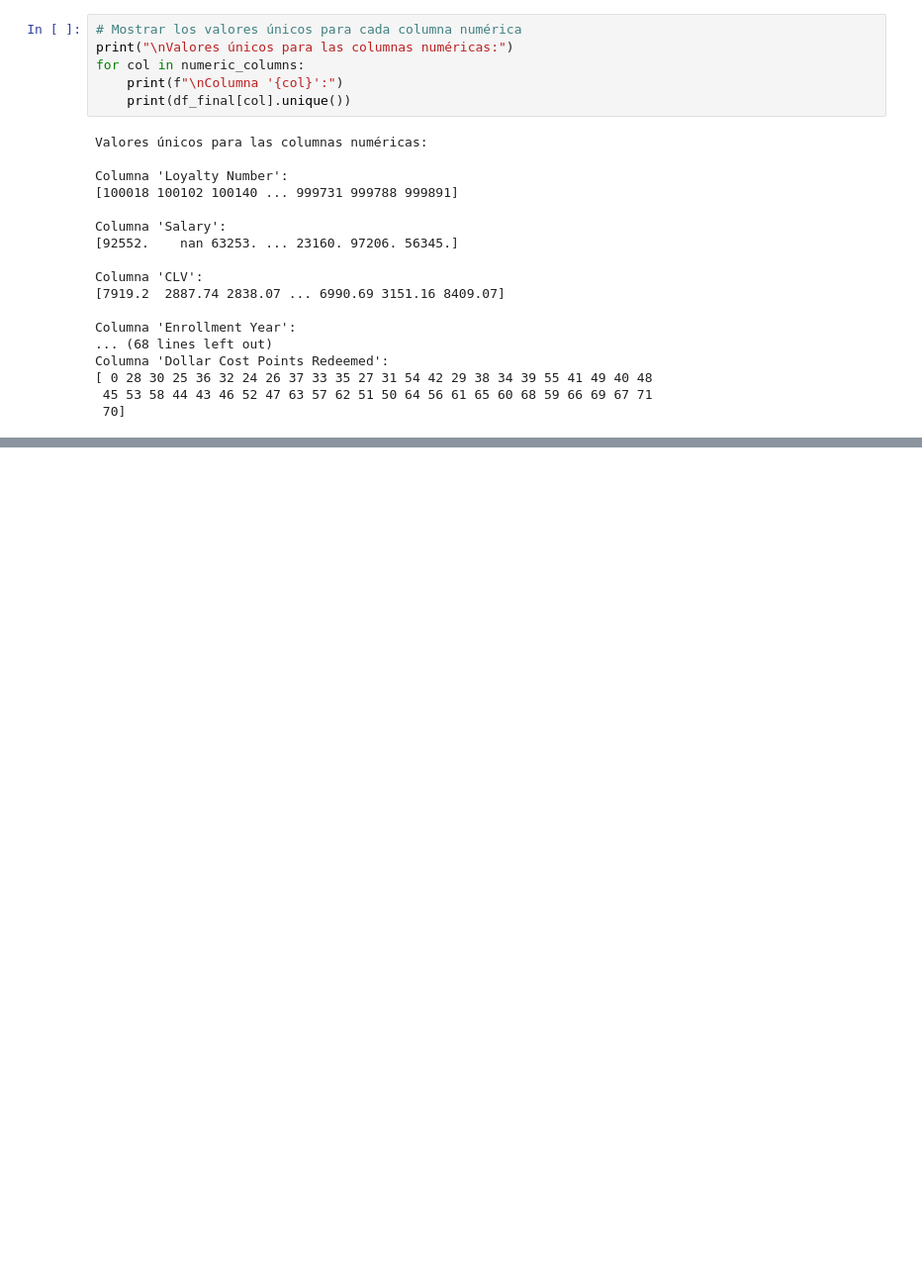
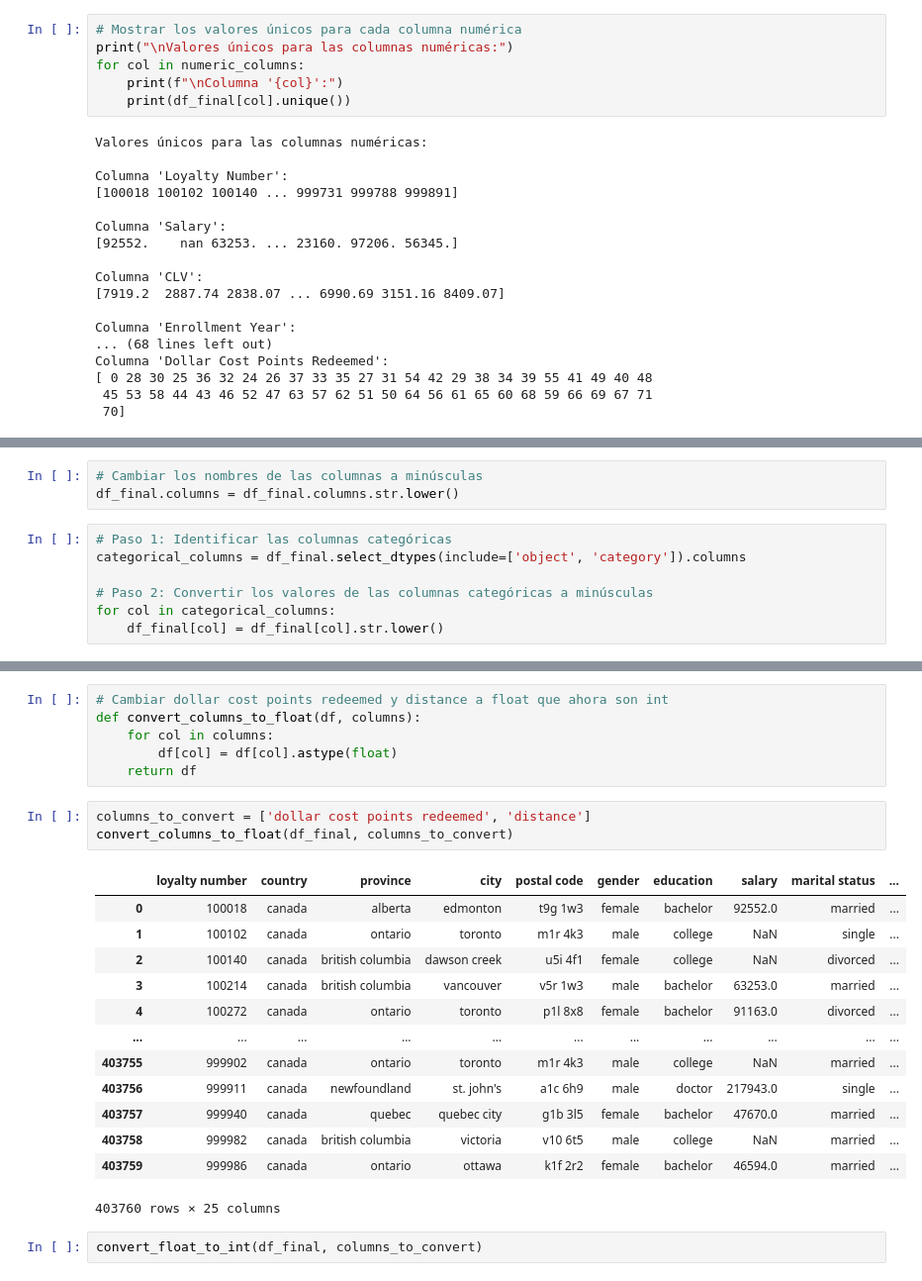
Before and after one commit to Adalab/bda-modulo-3-evaluacion-final-TeresaAdalab, a Jupyter notebook: Evaluacion Final Modulo 3.ipynb, the cells around one changed output, grey strips where cells are left out. Shown: that part at 99% size. Saved outputs shown, nothing was run; the diff lists cells and outputs as text; blank space fills up the shorter version.

```diff
--- a/Evaluacion Final Modulo 3.ipynb
+++ b/Evaluacion Final Modulo 3.ipynb
@@ -641,0 +651,10 @@ que deberán ser tratados en los analisis posteriores
+# %%
+# Cambiar los nombres de las columnas a minúsculas
+df_final.columns = df_final.columns.str.lower()
+# %%
+# Paso 1: Identificar las columnas categóricas
+categorical_columns = df_final.select_dtypes(include=['object', 'category']).columns
+
+# Paso 2: Convertir los valores de las columnas categóricas a minúsculas
+for col in categorical_columns:
+    df_final[col] = df_final[col].str.lower()
@@ -641,0 +739,25 @@ que deberán ser tratados en los analisis posteriores
+# %%
+# Cambiar dollar cost points redeemed y distance a float que ahora son int
+def convert_columns_to_float(df, columns):
+    for col in columns:
+        df[col] = df[col].astype(float)
+    return df
+# %%
+columns_to_convert = ['dollar cost points redeemed', 'distance']
+convert_columns_to_float(df_final, columns_to_convert)
+# %% [output]
+|  | loyalty number | country | province | city | postal code | gender | education | salary | marital status | ... |
+| 0 | 100018 | canada | alberta | edmonton | t9g 1w3 | female | bachelor | 92552.0 | married | ... |
+| 1 | 100102 | canada | ontario | toronto | m1r 4k3 | male | college | NaN | single | ... |
+| 2 | 100140 | canada | british columbia | dawson creek | u5i 4f1 | female | college | NaN | divorced | ... |
+| 3 | 100214 | canada | british columbia | vancouver | v5r 1w3 | male | bachelor | 63253.0 | married | ... |
+| 4 | 100272 | canada | ontario | toronto | p1l 8x8 | female | bachelor | 91163.0 | divorced | ... |
+| ... | ... | ... | ... | ... | ... | ... | ... | ... | ... | ... |
+| 403755 | 999902 | canada | ontario | toronto | m1r 4k3 | male | college | NaN | married | ... |
+| 403756 | 999911 | canada | newfoundland | st. john's | a1c 6h9 | male | doctor | 217943.0 | single | ... |
+| 403757 | 999940 | canada | quebec | quebec city | g1b 3l5 | female | bachelor | 47670.0 | married | ... |
+| 403758 | 999982 | canada | british columbia | victoria | v10 6t5 | male | college | NaN | married | ... |
+| 403759 | 999986 | canada | ontario | ottawa | k1f 2r2 | female | bachelor | 46594.0 | married | ... |
+403760 rows × 25 columns
+# %%
+convert_float_to_int(df_final, columns_to_convert)
```
Also changed, not shown: parts of 20 cells of this notebook.
